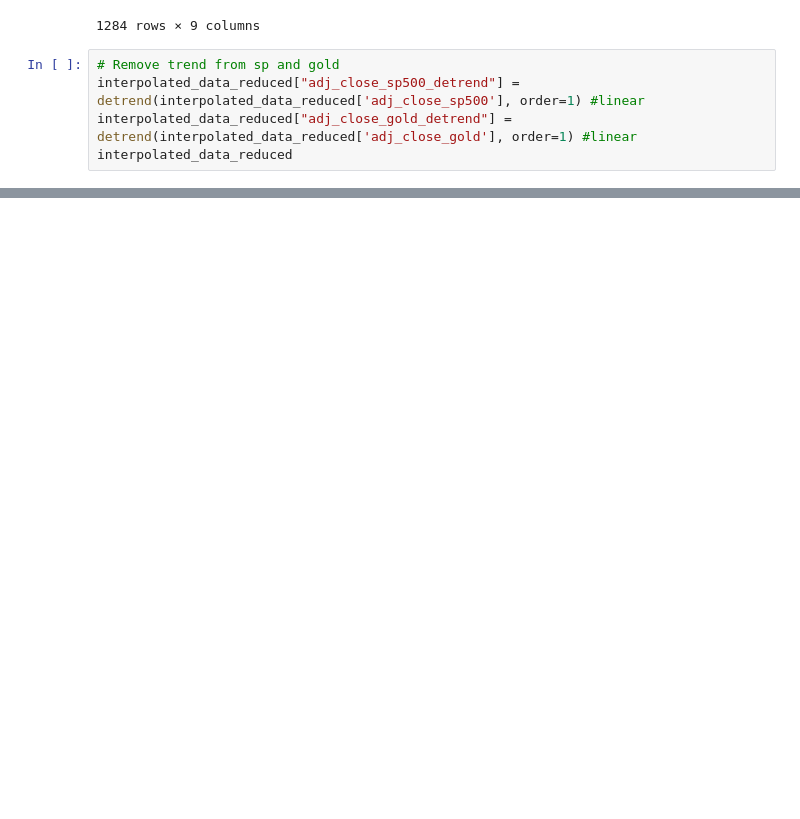
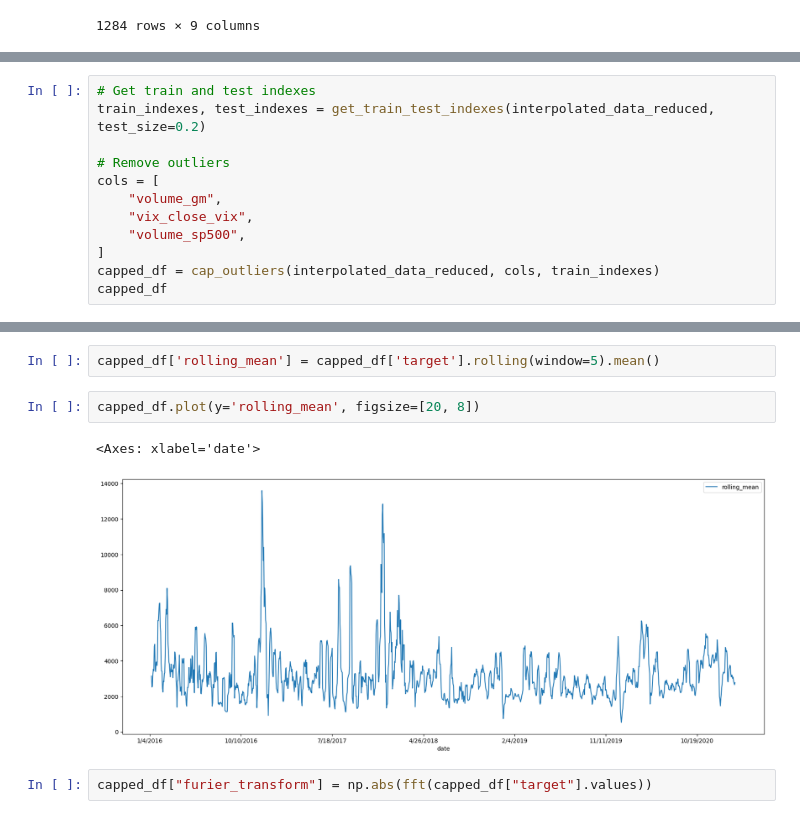
Before and after one commit to p4treina/trade_volume_prediction, a Jupyter notebook: notebooks/2-experiments.ipynb, the cells around one changed output, grey strips where cells are left out. Drawn from its saved outputs; the diff is of its cells as text; blank space fills up the shorter version.

Commit message:
rolling mean window 5 good model

```diff
--- a/notebooks/2-experiments.ipynb
+++ b/notebooks/2-experiments.ipynb
@@ -180,8 +210,3 @@ See the caveats in the documentation: https://pandas.pydata.org/pandas-docs/stab
 | 2/12/2021 | 3232.310708 | 19.970 | 3934.830078 | 4.119260e+09 | 1821.599976 | 259.0 | 1.2108 | ... |
 | 2/15/2021 | 1950.728704 | 20.715 | 3933.710083 | 4.578310e+09 | 1809.399964 | 700.0 | 1.2129 | ... |
 1284 rows × 9 columns
-# %%
-# Remove trend from sp and gold
-interpolated_data_reduced["adj_close_sp500_detrend"] = detrend(interpolated_data_reduced['adj_close_sp500'], order=1) #linear
-interpolated_data_reduced["adj_close_gold_detrend"] = detrend(interpolated_data_reduced['adj_close_gold'], order=1) #linear
-interpolated_data_reduced
@@ -307,0 +213,12 @@ interpolated_data_reduced.iloc[test_indexes]
+# %%
+# Get train and test indexes
+train_indexes, test_indexes = get_train_test_indexes(interpolated_data_reduced, test_size=0.2)
+
+# Remove outliers
+cols = [
+    "volume_gm",
+    "vix_close_vix",
+    "volume_sp500",
+]
+capped_df = cap_outliers(interpolated_data_reduced, cols, train_indexes)
+capped_df
@@ -307,0 +240,9 @@ interpolated_data_reduced.iloc[test_indexes]
+# %%
+capped_df['rolling_mean'] = capped_df['target'].rolling(window=5).mean()
+# %%
+capped_df.plot(y='rolling_mean', figsize=[20, 8])
+# %% [output]
+<Axes: xlabel='date'>
+[figure, added]
+# %%
+capped_df["furier_transform"] = np.abs(fft(capped_df["target"].values))
```
Also changed, not shown: parts of 44 cells of this notebook, 8 other files.
